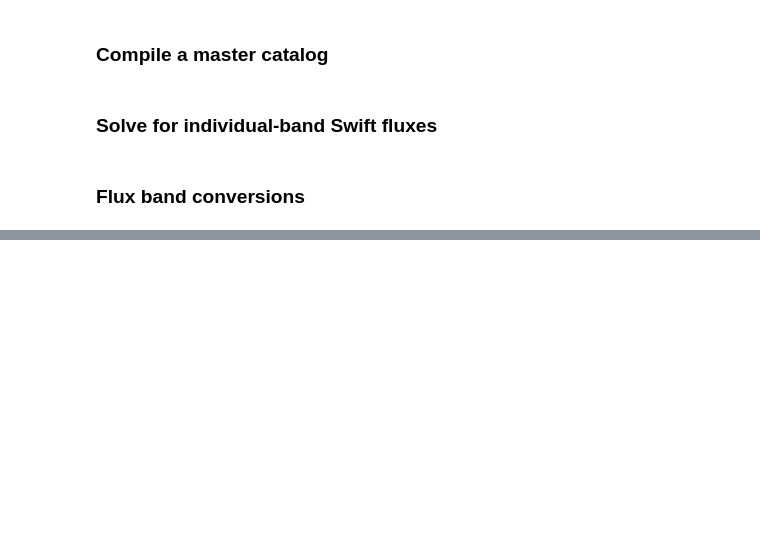
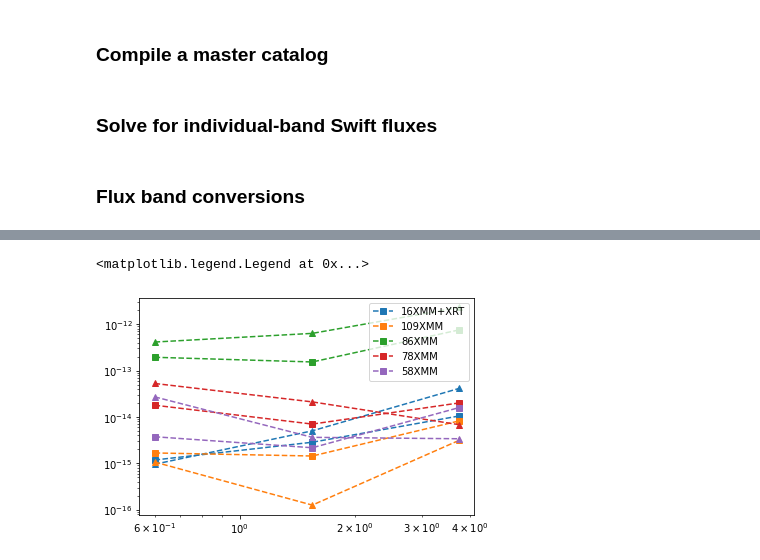
Before and after one commit to cgobat/XDBS-old, a Jupyter notebook: crossmatch.ipynb, the cells around one changed output, grey strips where cells are left out. Cells and saved outputs as stored; diff of their text form; code cells hidden in the pictures; blank space fills up the shorter version.

Commit message:
Flux conversion methodology update

```diff
--- a/crossmatch.ipynb
+++ b/crossmatch.ipynb
@@ -319,0 +317,31 @@ XRT_fluxs = ['XRTsoft', 'XRTmed', 'XRThard']
+# %%
+CSC_fluxs = ['Fluxs', 'Fluxm', 'Fluxh']
+XMM_fluxs = ['Flux1', 'Flux2', 'Flux3', 'Flux4', 'Flux5']
+XRT_fluxs = ['XRTsoft', 'XRTmed', 'XRThard']
+
+xray = master[['#','_4XMM', 'Flux1', 'Flux2', 'Flux3', 'Flux4', 'Flux5', 'HR1', 'HR2',
+               'HR3', 'HR4', '_2CXO', 'Fluxb', 'Fluxh', 'Fluxm', 'Fluxs', 'Fluxu',
+               'Fluxw', 'GamPL', '_2SXPS', 'SwiftHR1', 'XRTsoft', 'XRTmed', 'XRThard',
+               'SwiftHR2', 'CR1', 'CR2', 'CR3', 'FPO0', 'Gam1']].copy()
+
+for i,row in xray.iterrows():
+    flag = []
+    if pd.notna(row["_2CXO"]):
+        flag.append("CXO")
+    if pd.notna(row["_4XMM"]):
+        flag.append("XMM")
+    if pd.notna(row["_2SXPS"]):
+        flag.append("XRT")
+    flag = "+".join(flag)
+    if len(flag)<3:
+        flag = np.nan
+    xray.loc[i,"Flag"] = flag
+
+xray.dropna(subset=["Flag"],inplace=True)
+
+xray["Flux12"] = xray.Flux1 + xray.Flux2
+xray["Flux45"] = xray.Flux4 + xray.Flux5
+
+xray = xray.replace(0,1e-17)
+
+xray["Flag"].value_counts()
@@ -319,0 +357,17 @@ XRT_fluxs = ['XRTsoft', 'XRTmed', 'XRThard']
+# %%
+log_mean = lambda x1,x2 : 10**np.mean((np.log10(x1),np.log10(x2)))
+
+x1,x2,x3 = log_mean(0.3,1.2),log_mean(1.2,2),log_mean(2,7)
+colors = iter(['tab:blue', 'tab:orange', 'tab:green', 'tab:red', 'tab:purple',
+               'tab:brown', 'tab:pink', 'tab:gray', 'tab:olive', 'tab:cyan'])
+
+for i,row in xray.loc[xray["X-ray source"]=="XMM"].sample(5).iterrows():
+    c = next(colors)
+    plt.loglog([x1,x2,x3],row[["from_XMMs","from_XMMm","from_XMMh"]],
+               marker="s",linestyle="--",color=c,label=str(i)+row["Flag"])
+    plt.loglog([x1,x2,x3],row[["Flux (s band)","Flux (m band)","Flux (h band)"]],
+               marker="^",linestyle="--",color=c,label="")
+plt.legend()
+# %% [output]
+<matplotlib.legend.Legend at 0x...>
+[figure, added]
```
Also changed, not shown: parts of 11 cells of this notebook.
